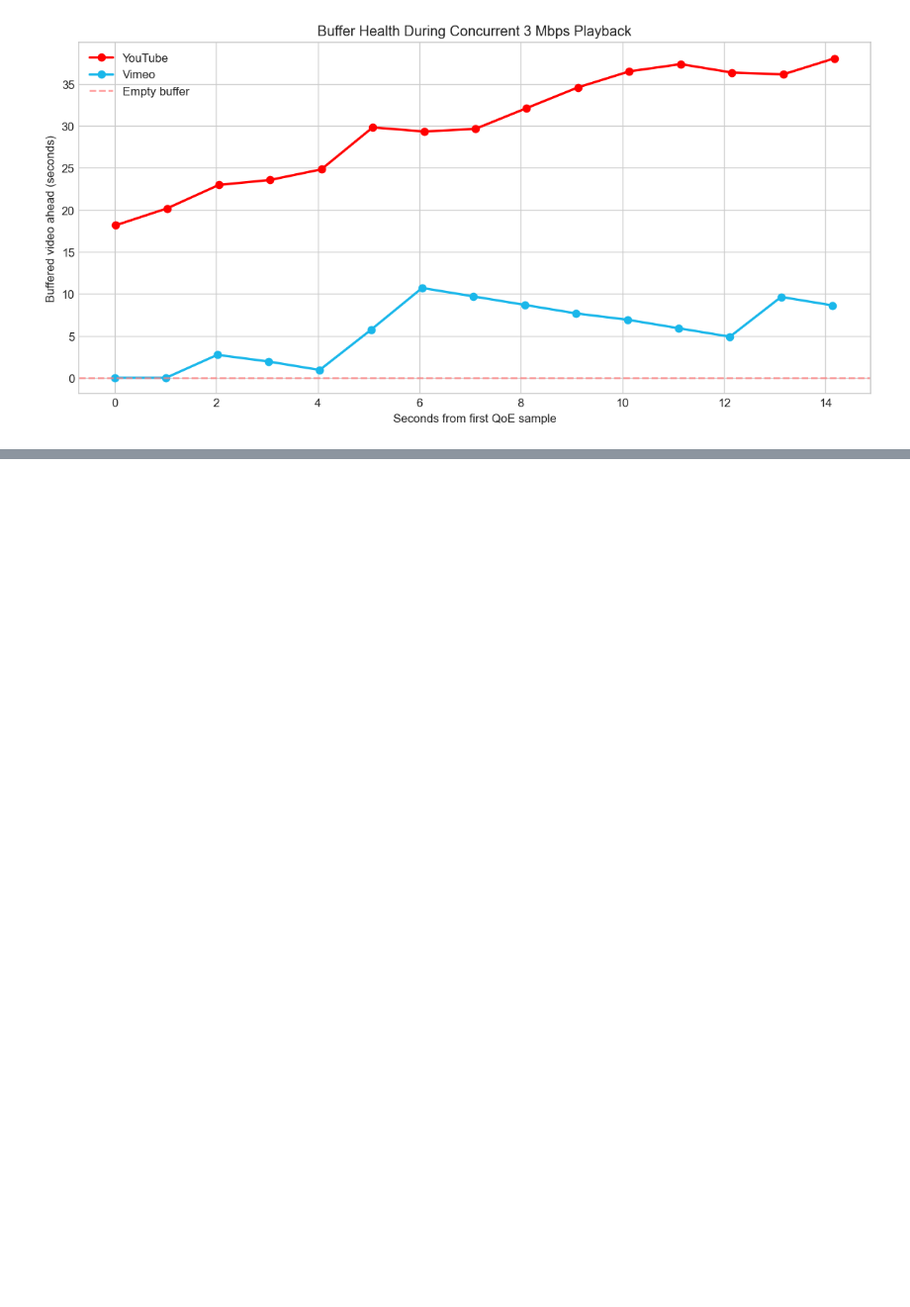
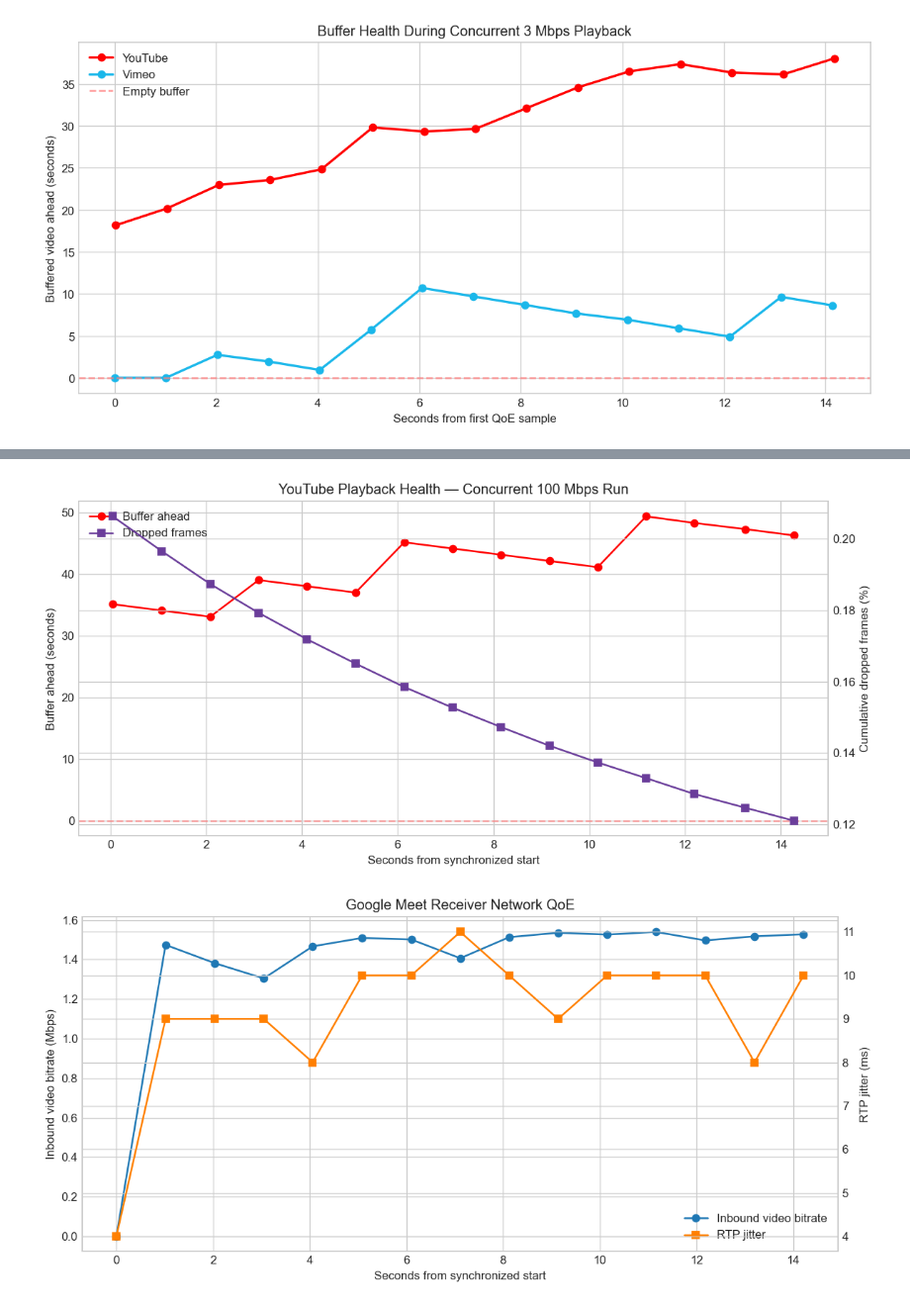
Before and after one commit to SNL-UCSB/agentic-thin-waist, a Jupyter notebook: experiments/pramana_demo.ipynb, the cells around one changed output, grey strips where cells are left out. Shown at 99% size. Saved outputs shown, nothing was run; the diff lists cells and outputs as text; code cells hidden in the pictures; blank space fills up the shorter version.

Commit message:
add YouTube Meet QoE graphs

```diff
--- a/experiments/pramana_demo.ipynb
+++ b/experiments/pramana_demo.ipynb
@@ -255,0 +227,75 @@ plt.show()
+# %%
+from pathlib import Path
+import json
+
+import matplotlib.pyplot as plt
+
+result_candidates = [
+    Path('youtube_google_meet_100ms_pfifo/results/100mbps'),
+    Path('experiments/youtube_google_meet_100ms_pfifo/results/100mbps'),
+]
+YOUTUBE_MEET_DIR = next((p.resolve() for p in result_candidates if p.is_dir()), None)
+if YOUTUBE_MEET_DIR is None:
+    raise FileNotFoundError('Could not locate the 100 Mbps YouTube + Google Meet results')
+
+def load_qoe(app):
+    with (YOUTUBE_MEET_DIR / f'{app}_stats.jsonl').open() as handle:
+        return [json.loads(line) for line in handle if line.strip()]
+
+youtube_qoe = load_qoe('youtube')
+meet_qoe = load_qoe('google_meet')
+start_time = min(youtube_qoe[0]['timestamp'], meet_qoe[0]['timestamp'])
+youtube_seconds = [row['timestamp'] - start_time for row in youtube_qoe]
+meet_seconds = [row['timestamp'] - start_time for row in meet_qoe]
+plt.style.use('seaborn-v0_8-whitegrid')
+
+# 1. YouTube playback health: buffer headroom and cumulative frame-drop percentage.
+youtube_buffer = [row['stats'].get('buffer_ahead_secs', 0) or 0 for row in youtube_qoe]
+youtube_drop_pct = [
+    100 * (row['stats'].get('dropped_video_frames', 0) or 0)
+    / max(1, row['stats'].get('total_video_frames', 0) or 0)
+    for row in youtube_qoe
+]
+fig, ax = plt.subplots(figsize=(10, 4.8), dpi=120)
+drop_ax = ax.twinx()
+buffer_line = ax.plot(youtube_seconds, youtube_buffer, marker='o', color='#ff0000', label='Buffer ahead')[0]
+drop_line = drop_ax.plot(youtube_seconds, youtube_drop_pct, marker='s', color='#6a3d9a', label='Dropped frames')[0]
+ax.axhline(0, color='#ff7f7f', linestyle='--', alpha=.7)
+ax.set(title='YouTube Playback Health — Concurrent 100 Mbps Run', xlabel='Seconds from synchronized start', ylabel='Buffer ahead (seconds)')
+drop_ax.set_ylabel('Cumulative dropped frames (%)')
+ax.legend([buffer_line, drop_line], ['Buffer ahead', 'Dropped frames'], loc='best')
+plt.tight_layout()
+plt.show()
+
+# 2. Meet network QoE: received video bitrate and RTP jitter.
+meet_bitrate = [row['stats'].get('inbound_bitrate_mbps', 0) or 0 for row in meet_qoe]
+meet_jitter_ms = [1000 * (row['stats'].get('jitter_seconds', 0) or 0) for row in meet_qoe]
+fig, ax = plt.subplots(figsize=(10, 4.8), dpi=120)
+jitter_ax = ax.twinx()
+bitrate_line = ax.plot(meet_seconds, meet_bitrate, marker='o', color='#1f78b4', label='Inbound video bitrate')[0]
+jitter_line = jitter_ax.plot(meet_seconds, meet_jitter_ms, marker='s', color='#ff7f00', label='RTP jitter')[0]
+ax.set(title='Google Meet Receiver Network QoE', xlabel='Seconds from synchronized start', ylabel='Inbound video bitrate (Mbps)')
+jitter_ax.set_ylabel('RTP jitter (ms)')
+ax.legend([bitrate_line, jitter_line], ['Inbound video bitrate', 'RTP jitter'], loc='best')
+plt.tight_layout()
+plt.show()
+
+# 3. Meet video delivery QoE: decoded frame rate, resolution, and impairments.
+decoded_fps = [row['stats'].get('frames_decoded_delta', 0) or 0 for row in meet_qoe]
+height = [row['stats'].get('frame_height', 0) or 0 for row in meet_qoe]
+dropped = [row['stats'].get('frames_dropped_delta', 0) or 0 for row in meet_qoe]
+freezes = [row['stats'].get('freeze_count_delta', 0) or 0 for row in meet_qoe]
+fig, ax = plt.subplots(figsize=(10, 4.8), dpi=120)
+resolution_ax = ax.twinx()
+fps_line = ax.plot(meet_seconds, decoded_fps, marker='o', color='#33a02c', label='Decoded frames/sample')[0]
+drop_line = ax.plot(meet_seconds, dropped, marker='x', color='#e31a1c', label='Dropped frames/sample')[0]
+freeze_line = ax.plot(meet_seconds, freezes, marker='D', color='#6a3d9a', label='New freezes/sample')[0]
+resolution_line = resolution_ax.step(meet_seconds, height, where='post', color='#1f78b4', alpha=.65, label='Received height')[0]
+ax.set(title='Google Meet Video Delivery QoE', xlabel='Seconds from synchronized start', ylabel='Frames per sample interval')
+resolution_ax.set_ylabel('Received video height (pixels)')
+ax.legend([fps_line, drop_line, freeze_line, resolution_line], ['Decoded frames/sample', 'Dropped frames/sample', 'New freezes/sample', 'Received height'], loc='best')
+plt.tight_layout()
+plt.show()
+# %% [output]
+[figure, added]
+[figure, added]
```
Also changed, not shown: parts of 4 cells of this notebook, 1 other file.
